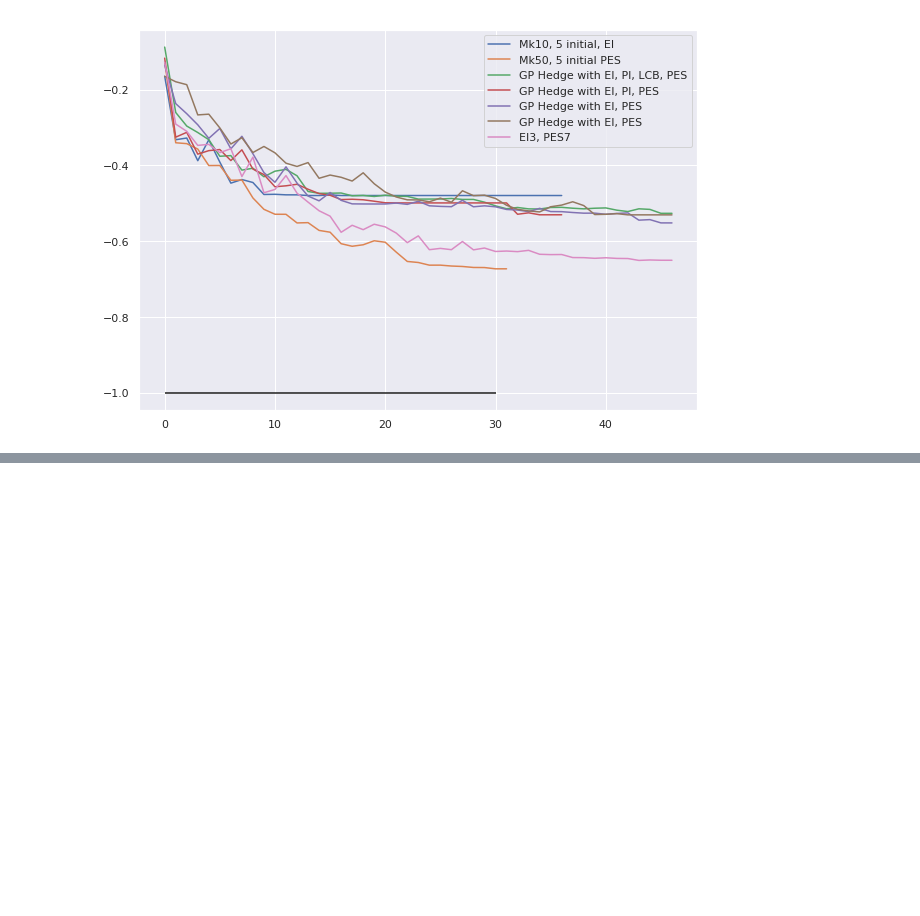
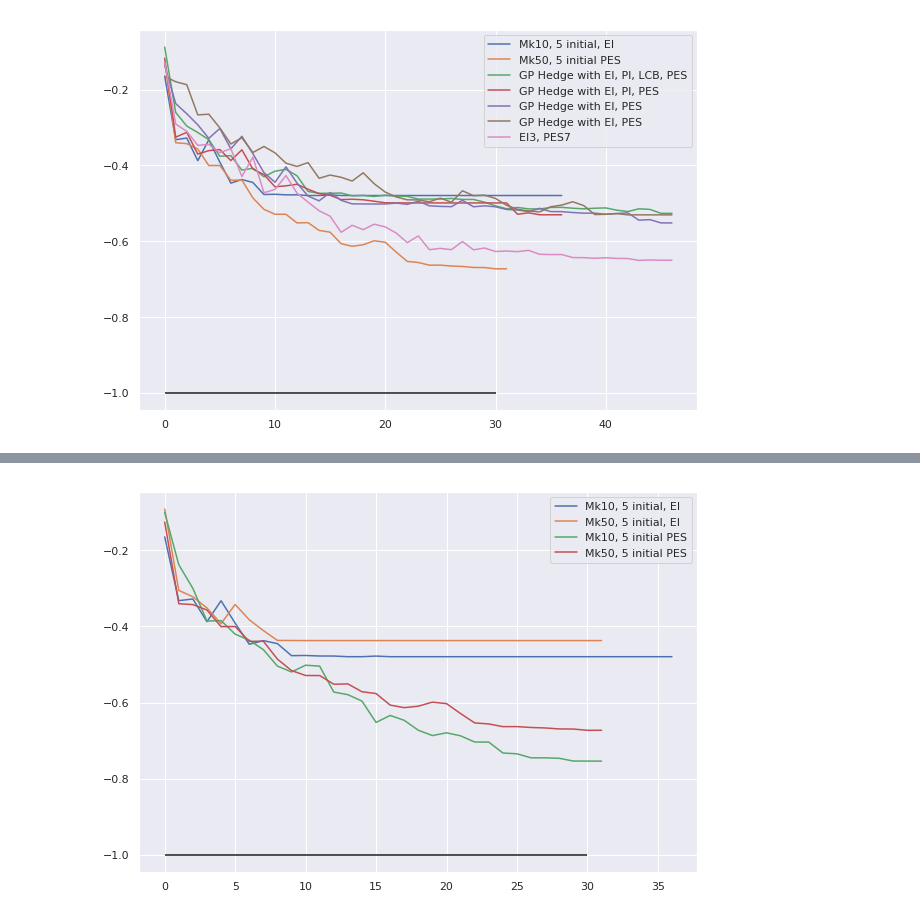
Before and after one commit to kkh8676/opt_functions, a Jupyter notebook: exp_result/drop_wave_acquisition_functions.ipynb, the cells around one changed output, grey strips where cells are left out. Drawn from its saved outputs; the diff is of its cells as text; code cells hidden in the pictures; blank space fills up the shorter version.

```diff
--- a/exp_result/drop_wave_acquisition_functions.ipynb
+++ b/exp_result/drop_wave_acquisition_functions.ipynb
@@ -430,0 +538,21 @@ plt.show()
+# %%
+plt.figure(figsize=(10,7))
+plt.plot(avg_sugg_obj_initial5_Mk10_Mj1_EI[3:], label="Mk10, 5 initial, EI")
+#plt.plot(avg_sugg_obj_initial5_Mk20_Mj1_EI[3:], label="Mk20, 5 initial, EI")
+plt.plot(avg_sugg_obj_initial5_Mk50_Mj1_EI[3:], label="Mk50, 5 initial, EI")
+#plt.plot(avg_sugg_obj_initial5_Mk200_Mj1_EI[3:], label="Mk200, 5 initial, EI")
+#plt.plot(avg_sugg_obj_initial5_Mk50_Mj1_PI[3:], label="Mk50, 5 initial, PI")
+#plt.plot(avg_sugg_obj_initial5_Mk10_Mj1_LCB[3:], label="Mk50, 5 initial, LCB")
+plt.plot(avg_sugg_obj_initial5_Mk10_Mj1_PES[3:], label="Mk10, 5 initial PES")
+plt.plot(avg_sugg_obj_initial5_Mk50_Mj1_PES[3:], label="Mk50, 5 initial PES")
+#plt.plot(avg_sugg_obj_initial5_Mk200_Mj1_PES[3:], label="Mk200, 5 initial PES")
+#plt.plot(avg_sugg_obj_initial5_Mk50_Mj1_GP_Hedge_4[3:], label='GP Hedge with EI, PI, LCB, PES')
+#plt.plot(avg_sugg_obj_initial5_Mk50_Mj1_GP_Hedge_3[3:], label='GP Hedge with EI, PI, LCB')
+#plt.plot(avg_sugg_obj_initial5_Mk50_Mj1_GP_Hedge_EI_PI_PES[3:], label='GP Hedge with EI, PI, PES')
+#plt.plot(avg_sugg_obj_initial5_Mk10_Mj1_GP_Hedge_EI_PES[3:], label='GP Hedge with EI, PES')
+
+plt.hlines(opt_val, xmin=0, xmax=30, colors='k')
+plt.legend()
+plt.show()
+# %% [output]
+[figure, added]
```
Also changed, not shown: parts of 18 cells of this notebook, 2 other files.
